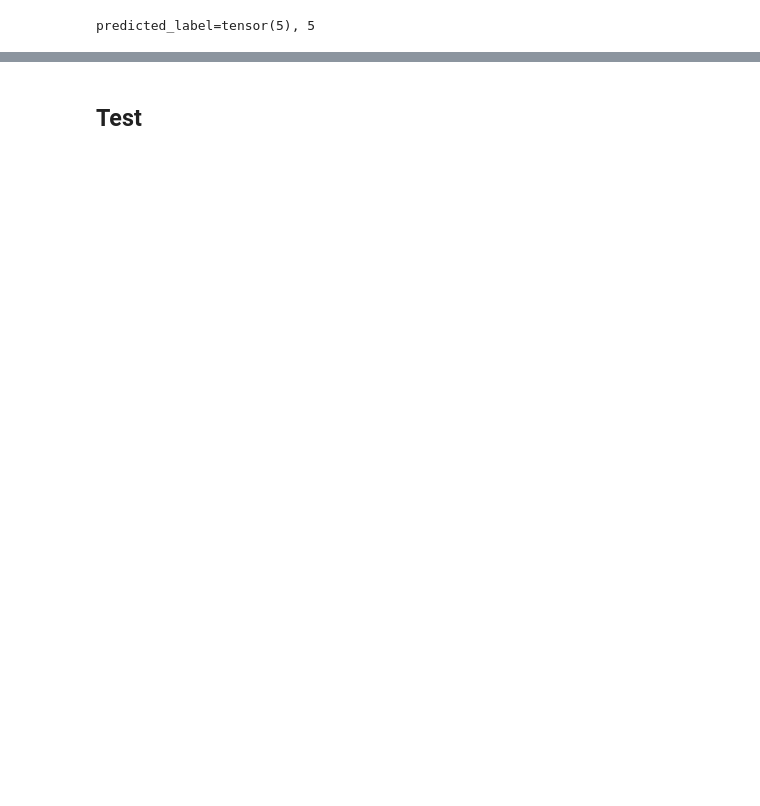
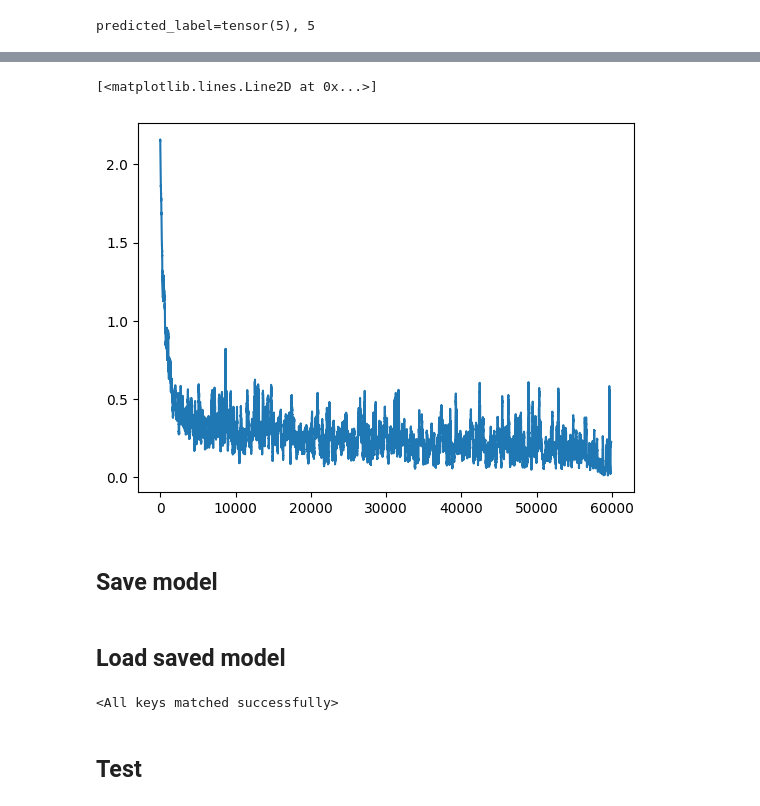
Before and after one commit to OmerBaddour/deep_learning, a Jupyter notebook: notebooks/mnist_pytorch.ipynb, the cells around one changed output, grey strips where cells are left out. Cells and saved outputs as stored; diff of their text form; code cells hidden in the pictures; blank space fills up the shorter version.

```diff
--- a/notebooks/mnist_pytorch.ipynb
+++ b/notebooks/mnist_pytorch.ipynb
@@ -179,0 +184,12 @@ ModuleNotFoundError: No module named 'pyparsing'
+# %%
+# smooth
+mean_t100_losses: list[float] = []
+for i in range(100, len(losses)):
+  mean_t100_losses.append(sum(losses[i-100:i]) / 100)
+
+plt.plot(mean_t100_losses)
+# %% [output]
+[<matplotlib.lines.Line2D at 0x...>]
+[figure, added]
+# %% [markdown]
+## Save model
@@ -180,3 +198,10 @@ ModuleNotFoundError: No module named 'pyparsing'
+# %% [markdown]
+## Load saved model
+# %%
+model = NeuralNetwork().to(device)
+model.load_state_dict(torch.load("data/MNIST_CSV/model.pth", weights_only=True))
+# %% [output]
+<All keys matched successfully>
 # %% [markdown]
 ## Test
 # %%
```
Also changed, not shown: parts of 10 cells of this notebook.
